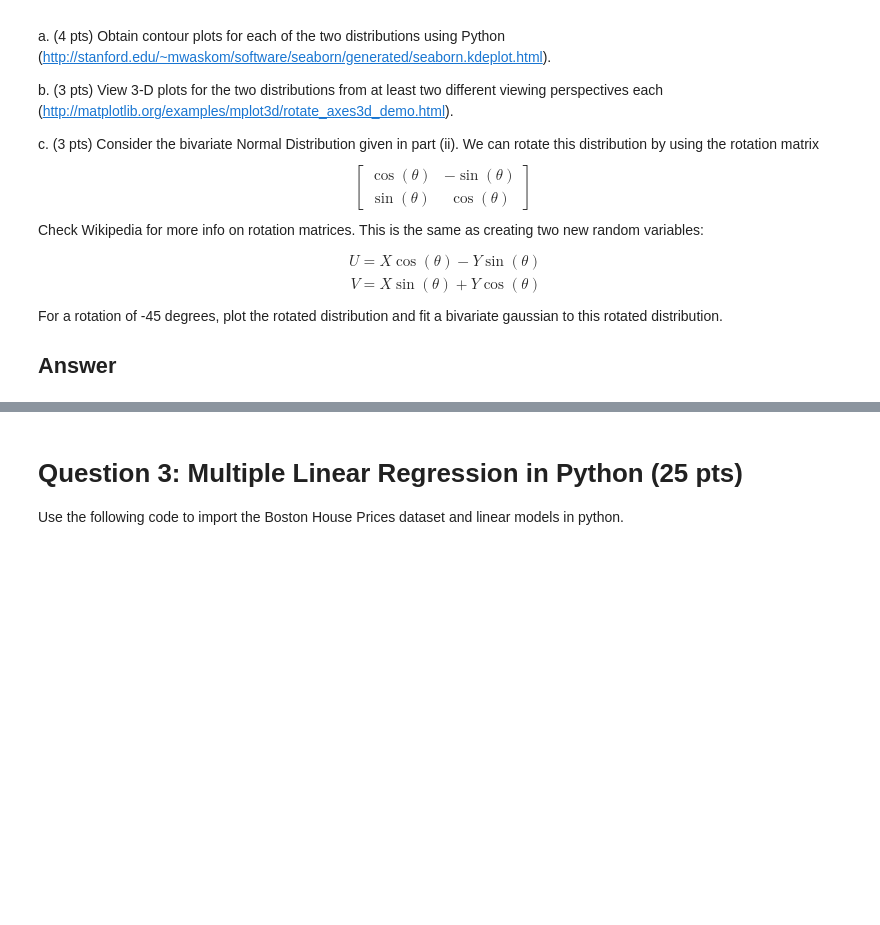
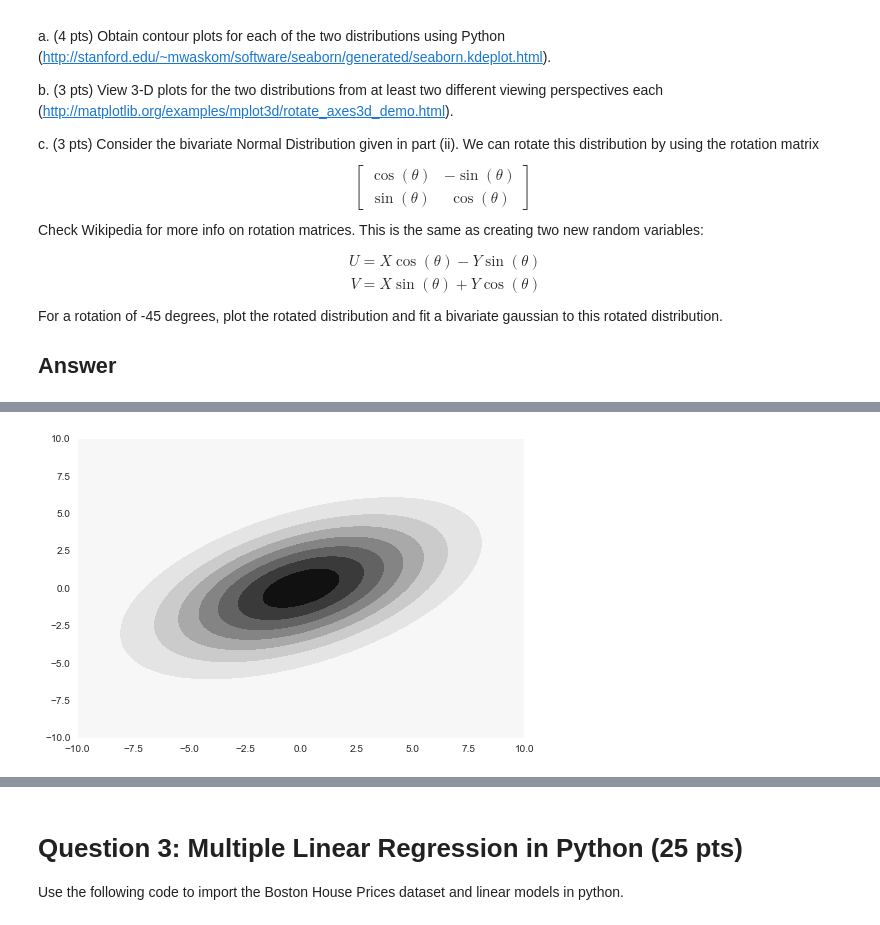
Before and after one commit to ericxl/EE461P, a Jupyter notebook: hw1/HW1.ipynb, the cells around one changed output, grey strips where cells are left out. Cells and saved outputs as stored; diff of their text form; code cells hidden in the pictures; blank space fills up the shorter version.

```diff
--- a/hw1/HW1.ipynb
+++ b/hw1/HW1.ipynb
@@ -56,0 +102,8 @@ For a rotation of -45 degrees, plot the rotated distribution and fit a bivariate
+# %%
+mean2, cov2 = [0, 0], [[16, 6], [6, 9]]
+
+rv2 = scipy.stats.multivariate_normal(mean2, cov2)
+plt.contourf(x, y, rv2.pdf(pos))
+plt.show()
+# %% [output]
+[figure, added]
```
Also changed, not shown: parts of 28 cells of this notebook, 2 other files.
